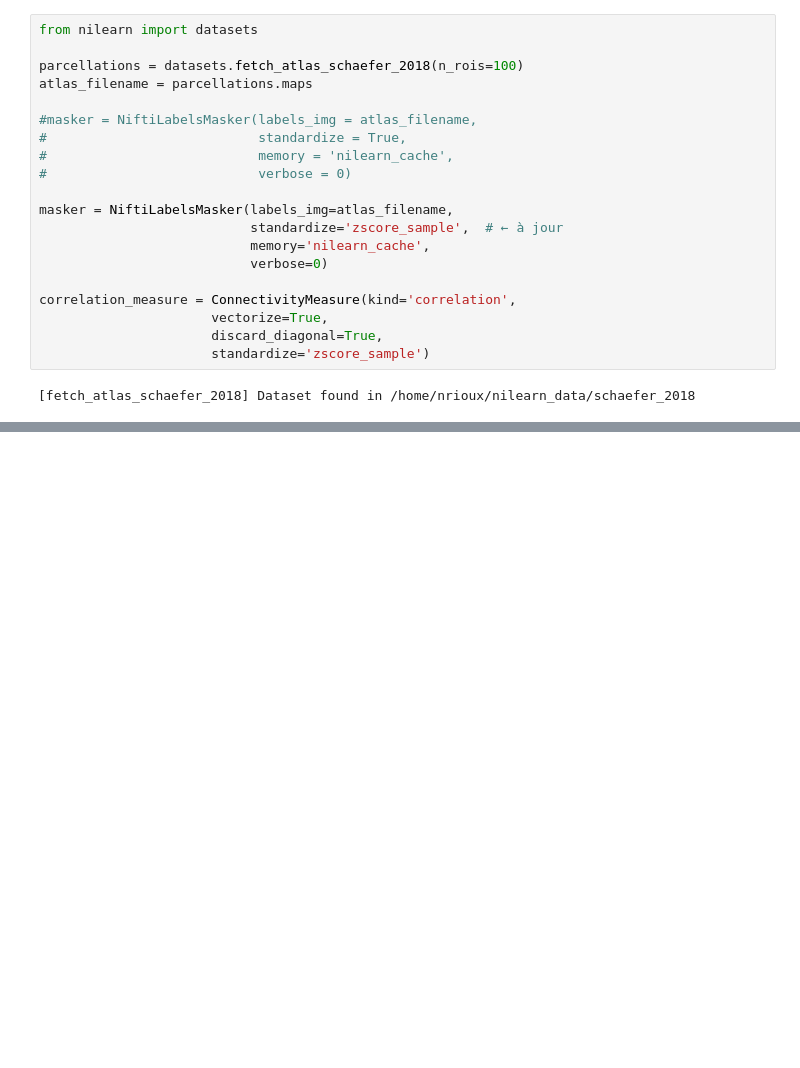
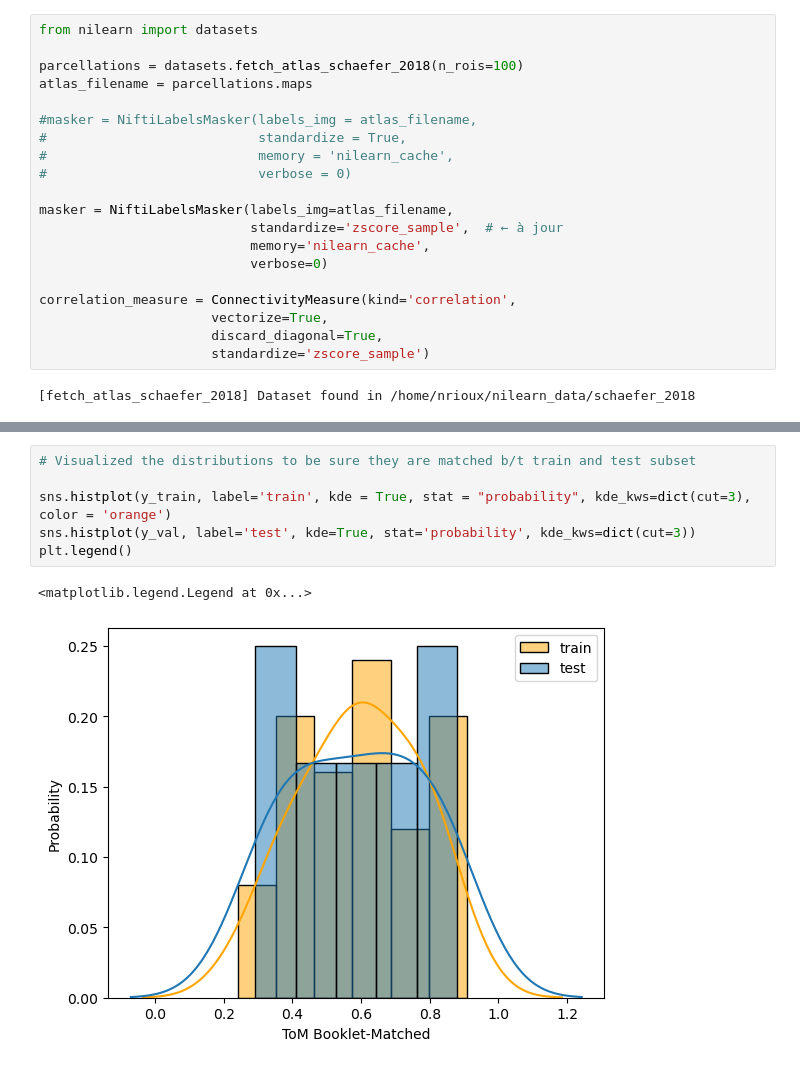
Before and after one commit to psy3019-6973-2026/Naomie_Unveiling_children_ToM_with_rsfmri, a Jupyter notebook: Rioux_recreation_ToM.ipynb, the cells around one changed output, grey strips where cells are left out. Drawn from its saved outputs; the diff is of its cells as text; blank space fills up the shorter version.

```diff
--- a/Rioux_recreation_ToM.ipynb
+++ b/Rioux_recreation_ToM.ipynb
@@ -176,0 +276,9 @@ Text(0, 0.5, 'subjects')
+# %%
+# Visualized the distributions to be sure they are matched b/t train and test subset
+
+sns.histplot(y_train, label='train', kde = True, stat = "probability", kde_kws=dict(cut=3), color = 'orange')
+sns.histplot(y_val, label='test', kde=True, stat='probability', kde_kws=dict(cut=3))
+plt.legend()
+# %% [output]
+<matplotlib.legend.Legend at 0x...>
+[figure, added]
```
Also changed, not shown: parts of 19 cells of this notebook, 1 other file.
